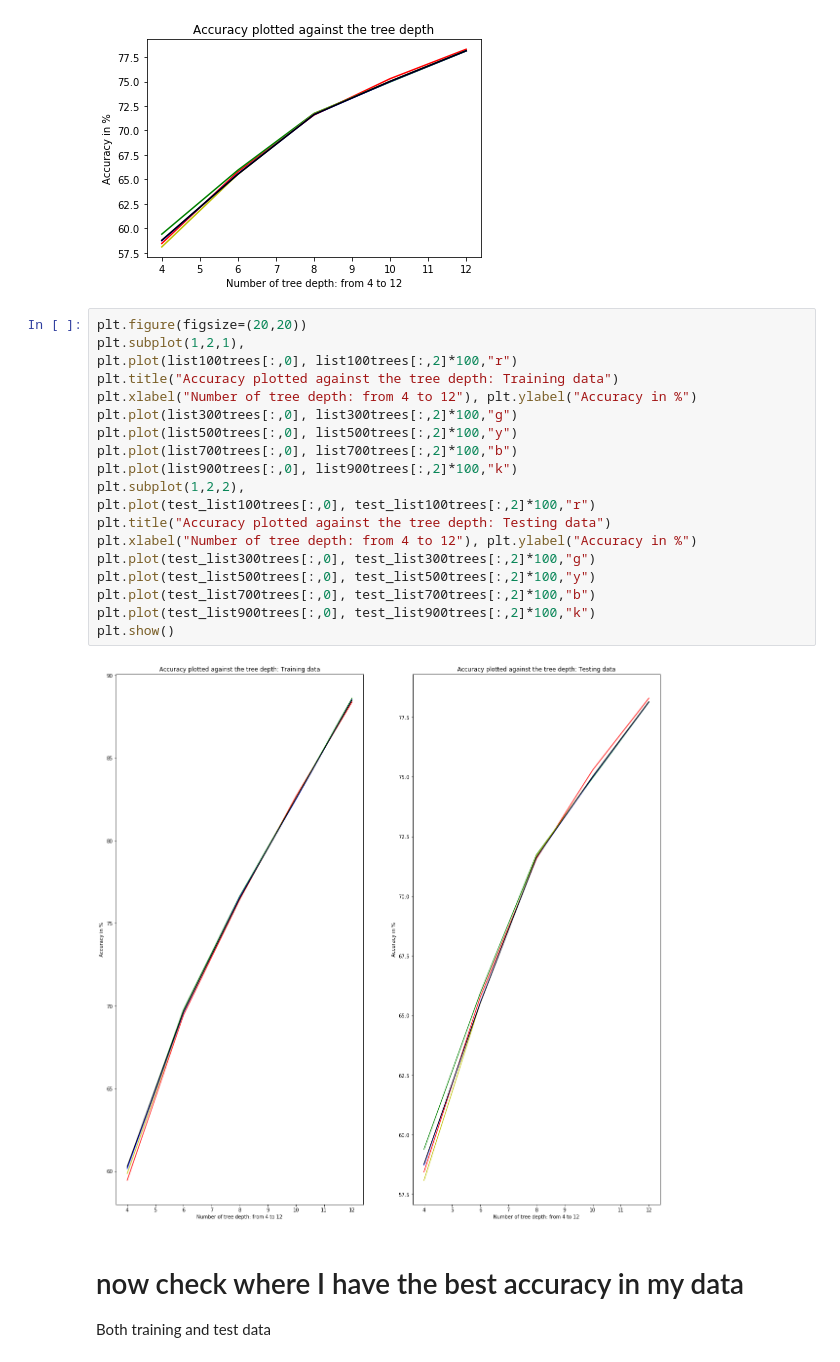
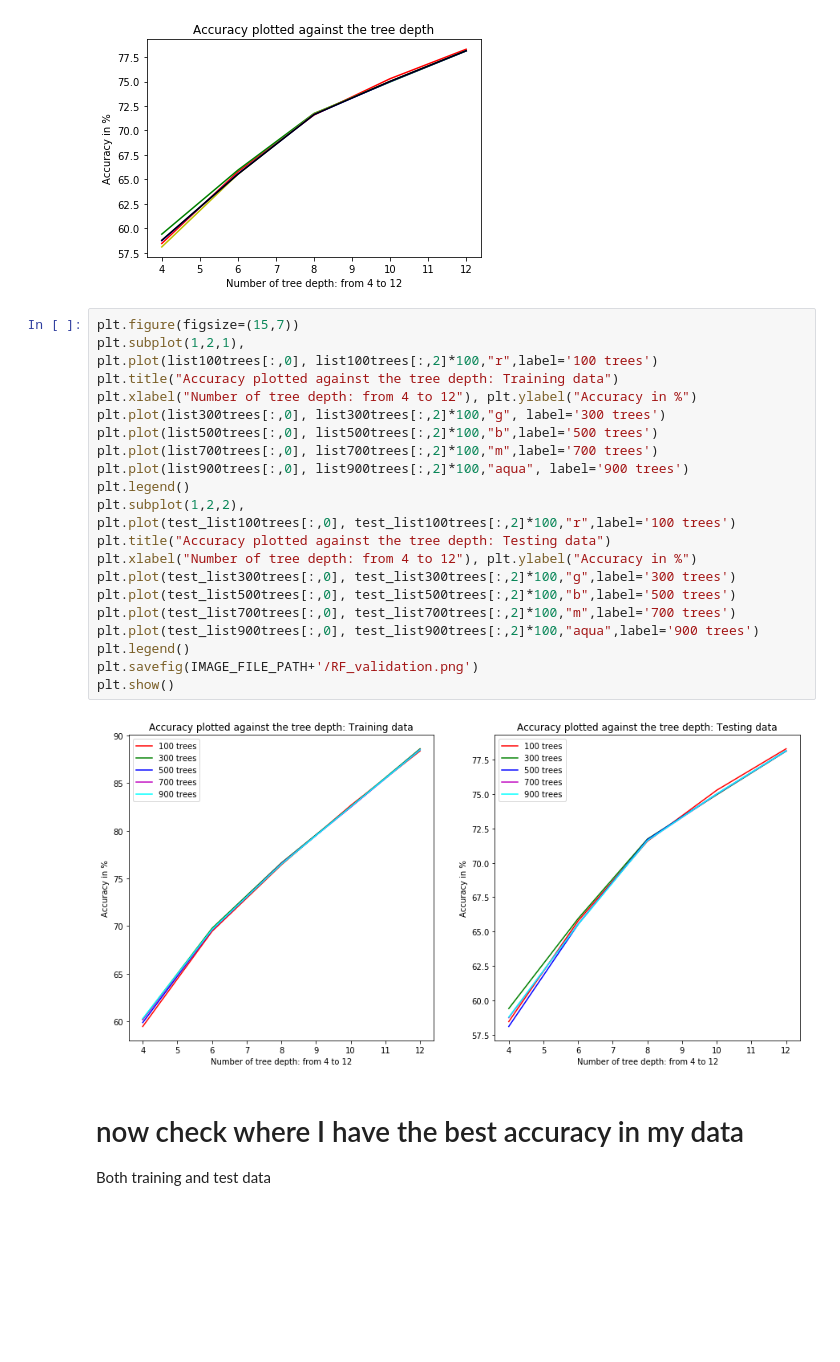
Before and after one commit to NoemiRoecklinger/dissertation, a Jupyter notebook: 8_DAVE_RUNOVERNIGHT_Evaluation_File.ipynb, the cells around one changed output. Saved outputs shown, nothing was run; the diff lists cells and outputs as text; blank space fills up the shorter version.

```diff
--- a/8_DAVE_RUNOVERNIGHT_Evaluation_File.ipynb
+++ b/8_DAVE_RUNOVERNIGHT_Evaluation_File.ipynb
@@ -103,26 +103,29 @@ plt.show()
 # %% [output]
 [figure]
 # %%
-plt.figure(figsize=(20,20))
+plt.figure(figsize=(15,7))
 plt.subplot(1,2,1),
-plt.plot(list100trees[:,0], list100trees[:,2]*100,"r")
+plt.plot(list100trees[:,0], list100trees[:,2]*100,"r",label='100 trees')
 plt.title("Accuracy plotted against the tree depth: Training data")
 plt.xlabel("Number of tree depth: from 4 to 12"), plt.ylabel("Accuracy in %")
-plt.plot(list300trees[:,0], list300trees[:,2]*100,"g")
-plt.plot(list500trees[:,0], list500trees[:,2]*100,"y")
-plt.plot(list700trees[:,0], list700trees[:,2]*100,"b")
-plt.plot(list900trees[:,0], list900trees[:,2]*100,"k")
+plt.plot(list300trees[:,0], list300trees[:,2]*100,"g", label='300 trees')
+plt.plot(list500trees[:,0], list500trees[:,2]*100,"b",label='500 trees')
+plt.plot(list700trees[:,0], list700trees[:,2]*100,"m",label='700 trees')
+plt.plot(list900trees[:,0], list900trees[:,2]*100,"aqua", label='900 trees')
+plt.legend()
 plt.subplot(1,2,2),
-plt.plot(test_list100trees[:,0], test_list100trees[:,2]*100,"r")
+plt.plot(test_list100trees[:,0], test_list100trees[:,2]*100,"r",label='100 trees')
 plt.title("Accuracy plotted against the tree depth: Testing data")
 plt.xlabel("Number of tree depth: from 4 to 12"), plt.ylabel("Accuracy in %")
-plt.plot(test_list300trees[:,0], test_list300trees[:,2]*100,"g")
-plt.plot(test_list500trees[:,0], test_list500trees[:,2]*100,"y")
-plt.plot(test_list700trees[:,0], test_list700trees[:,2]*100,"b")
-plt.plot(test_list900trees[:,0], test_list900trees[:,2]*100,"k")
+plt.plot(test_list300trees[:,0], test_list300trees[:,2]*100,"g",label='300 trees')
+plt.plot(test_list500trees[:,0], test_list500trees[:,2]*100,"b",label='500 trees')
+plt.plot(test_list700trees[:,0], test_list700trees[:,2]*100,"m",label='700 trees')
+plt.plot(test_list900trees[:,0], test_list900trees[:,2]*100,"aqua",label='900 trees')
+plt.legend()
+plt.savefig(IMAGE_FILE_PATH+'/RF_validation.png')
 plt.show()
 # %% [output]
-[figure, old version]
+[figure, new version]
 # %% [markdown]
 # now check where I have the best accuracy in my data
 Both training and test data
```
Also changed, not shown: 5 other files.
